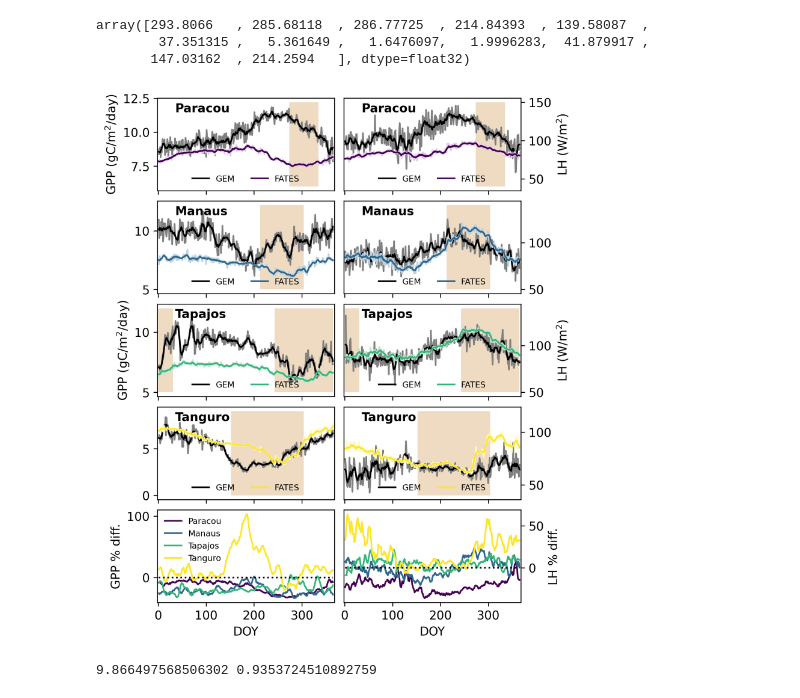
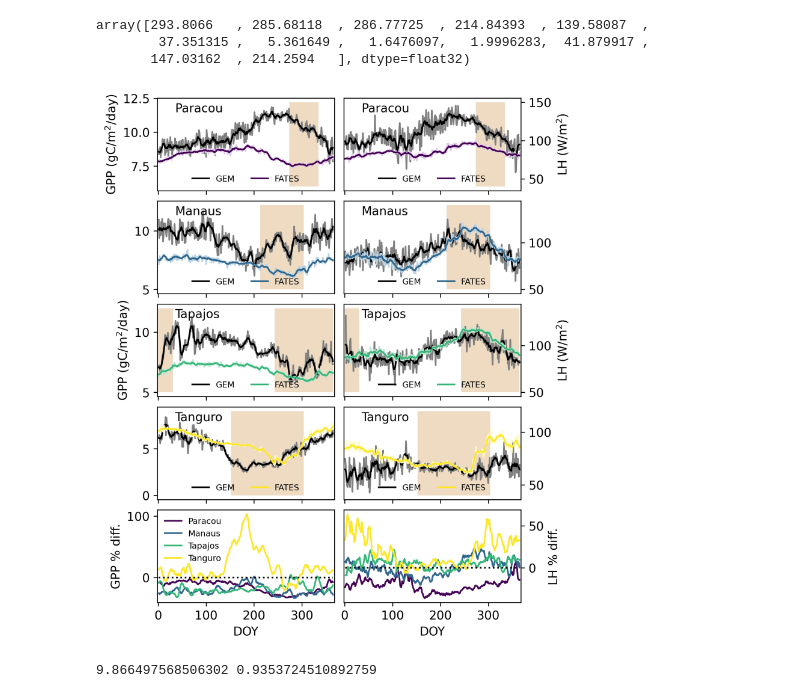
Before and after one commit to jennykowalcz/python-notebooks-FATES-benchmarking, a Jupyter notebook: compare_flux_tower_GPP_LH_resid.ipynb, the cells around one changed output. Cells and saved outputs as stored; diff of their text form; code cells hidden in the pictures.

```diff
--- a/compare_flux_tower_GPP_LH_resid.ipynb
+++ b/compare_flux_tower_GPP_LH_resid.ipynb
@@ -565,7 +562,7 @@ axes[0,0].plot(par_jd, uniform_filter1d(cf2*par_avg_GPP_R, size=7), color="black
 axes[0,0].plot(fates_days, cf*fates_par_avg_GPP, color=shading_colors[0])
 axes[0,0].plot(fates_days, uniform_filter1d(cf*fates_par_avg_GPP, size=7), color=site_colors[0], label="FATES")
 axes[0,0].set_ylabel('GPP (gC/m$^2$/day)')
-axes[0,0].text(0.1, 0.95, 'Paracou', transform=axes[0,0].transAxes, fontweight='bold', va='top', ha='left')
+axes[0,0].text(0.1, 0.95, 'Paracou', transform=axes[0,0].transAxes, va='top', ha='left')
 axes[0,0].set_xlim(-2,368)
 axes[0,0].legend(loc='lower center',ncols=2,fontsize='x-small',frameon=False)
 
@@ -576,7 +573,7 @@ axes[0,1].plot(par_jd, uniform_filter1d(par_avg_LH, size=7), color="black", labe
 axes[0,1].plot(fates_days, fates_par_avg_LH, color=shading_colors[0])
 axes[0,1].plot(fates_days, uniform_filter1d(fates_par_avg_LH, size=7), color=site_colors[0], label="FATES")
 axes[0,1].set_ylabel('LH (W/m$^2$)')
-axes[0,1].text(0.1, 0.95, 'Paracou', transform=axes[0,1].transAxes, fontweight='bold', va='top', ha='left')
+axes[0,1].text(0.1, 0.95, 'Paracou', transform=axes[0,1].transAxes, va='top', ha='left')
 axes[0,1].set_xlim(-2,368)
 axes[0,1].yaxis.tick_right()                 # <-- Moves ticks right
 axes[0,1].yaxis.set_label_position("right")  # <-- Moves label text right
@@ -590,7 +587,7 @@ axes[1,0].plot(k34_jd, uniform_filter1d(k34_avg_GPP, size=7), color="black", lab
 axes[1,0].plot(fates_days, cf*fates_k34_avg_GPP, color=shading_colors[1])
 axes[1,0].plot(fates_days, uniform_filter1d(cf*fates_k34_avg_GPP, size=7), color=site_colors[1], label="FATES")
 #axes[1,0].set_ylabel('GPP (gC/m$^2$/day)')
-axes[1,0].text(0.1, 0.95, 'Manaus', transform=axes[1,0].transAxes, fontweight='bold', va='top', ha='left')
+axes[1,0].text(0.1, 0.95, 'Manaus', transform=axes[1,0].transAxes, va='top', ha='left')
 axes[1,0].legend(loc='lower center',ncols=2,fontsize='x-small',frameon=False)
 
 ## col 2: LH
@@ -600,7 +597,7 @@ axes[1,1].plot(k34_jd, uniform_filter1d(k34_avg_LH, size=7), color="black", labe
 axes[1,1].plot(fates_days, fates_k34_avg_LH, color=shading_colors[1])
 axes[1,1].plot(fates_days, uniform_filter1d(fates_k34_avg_LH, size=7), color=site_colors[1], label="FATES")
 #axes[1,1].set_ylabel('LH (W/m$^2$)')
-axes[1,1].text(0.1, 0.95, 'Manaus', transform=axes[1,1].transAxes, fontweight='bold', va='top', ha='left')
+axes[1,1].text(0.1, 0.95, 'Manaus', transform=axes[1,1].transAxes, va='top', ha='left')
 axes[1,1].yaxis.tick_right()                 # <-- Moves ticks right
 axes[1,1].yaxis.set_label_position("right")  # <-- Moves label text right
 axes[1,1].legend(loc='lower center',ncols=2,fontsize='x-small',frameon=False)
@@ -614,7 +611,7 @@ axes[2,0].plot(tap_jd, uniform_filter1d(cf2*tap_avg_GPP, size=7), color="black",
 axes[2,0].plot(fates_days, cf*fates_tap_avg_GPP, color=shading_colors[2])
 axes[2,0].plot(fates_days, uniform_filter1d(cf*fates_tap_avg_GPP, size=7), color=site_colors[2], label="FATES")
 axes[2,0].set_ylabel('GPP (gC/m$^2$/day)')
-axes[2,0].text(0.1, 0.95, 'Tapajos', transform=axes[2,0].transAxes, fontweight='bold', va='top', ha='left')
+axes[2,0].text(0.1, 0.95, 'Tapajos', transform=axes[2,0].transAxes, va='top', ha='left')
 axes[2,0].legend(loc='lower center',ncols=2,fontsize='x-small',frameon=False)
 
 ## col 2: LH
@@ -625,7 +622,7 @@ axes[2,1].plot(tap_jd[1:], uniform_filter1d(tap_avg_LH[1:], size=7), color="blac
 axes[2,1].plot(fates_days, fates_tap_avg_LH, color=shading_colors[2])
 axes[2,1].plot(fates_days, uniform_filter1d(fates_tap_avg_LH, size=7), color=site_colors[2], label="FATES")
 axes[2,1].set_ylabel('LH (W/m$^2$)')
-axes[2,1].text(0.1, 0.95, 'Tapajos', transform=axes[2,1].transAxes, fontweight='bold', va='top', ha='left')
+axes[2,1].text(0.1, 0.95, 'Tapajos', transform=axes[2,1].transAxes, va='top', ha='left')
 axes[2,1].yaxis.tick_right()                 # <-- Moves ticks right
 axes[2,1].yaxis.set_label_position("right")  # <-- Moves label text right
 axes[2,1].legend(loc='lower center',ncols=2,fontsize='x-small',frameon=False)
@@ -638,7 +635,7 @@ axes[3,0].plot(tan_jd, uniform_filter1d(tan_avg_GPP, size=7), color="black", lab
 axes[3,0].plot(fates_days, cf*fates_tan_avg_GPP, color=shading_colors[3])
 axes[3,0].plot(fates_days, uniform_filter1d(cf*fates_tan_avg_GPP, size=7), color=site_colors[3], label="FATES")
 #axes[3,0].set_ylabel('GPP (gC/m$^2$/day)')
-axes[3,0].text(0.1, 0.95, 'Tanguro', transform=axes[3,0].transAxes, fontweight='bold', va='top', ha='left')
+axes[3,0].text(0.1, 0.95, 'Tanguro', transform=axes[3,0].transAxes, va='top', ha='left')
 axes[3,0].legend(loc='lower center',ncols=2,fontsize='x-small',frameon=False)
 ## col 2: LH
 axes[3,1].add_patch(gswp_tan_dry_lh)
@@ -647,38 +644,38 @@ axes[3,1].plot(tan_jd, uniform_filter1d(tan_avg_LH, size=7), color="black", labe
 axes[3,1].plot(fates_days, fates_tan_avg_LH, color=shading_colors[3])
 axes[3,1].plot(fates_days, uniform_filter1d(fates_tan_avg_LH, size=7), color=site_colors[3], label="FATES")
 #axes[3,1].set_ylabel('LH (W/m$^2$)')
-axes[3,1].text(0.1, 0.95, 'Tanguro', transform=axes[3,1].transAxes, fontweight='bold', va='top', ha='left')
+axes[3,1].text(0.1, 0.95, 'Tanguro', transform=axes[3,1].transAxes, va='top', ha='left')
 axes[3,1].yaxis.tick_right()                 # <-- Moves ticks right
 axes[3,1].yaxis.set_label_position("right")  # <-- Moves label text right
 axes[3,1].legend(loc='lower center',ncols=2,fontsize='x-small',frameon=False)
 
 ## row 5: residuals
 ## col 1: GPP
 axes[4,0].plot(par_jd, uniform_filter1d(100.*(cf*fates_par_avg_GPP-cf2*par_avg_GPP_R)/(cf2*par_avg_GPP_R),size=7), color=site_colors[0],label='Paracou')
 axes[4,0].plot(k34_jd, uniform_filter1d(100.*(cf*fates_k34_avg_GPP-k34_avg_GPP)/(k34_avg_GPP),size=7), color=site_colors[1],label='Manaus')
 axes[4,0].plot(tap_jd, uniform_filter1d(100.*(cf*fates_tap_avg_GPP-cf2*tap_avg_GPP)/(cf2*tap_avg_GPP),size=7), color=site_colors[2],label='Tapajos')
 axes[4,0].plot(tan_jd, uniform_filter1d(100.*(cf*fates_tan_avg_GPP-tan_avg_GPP)/(tan_avg_GPP),size=7), color=site_colors[3],label='Tanguro')
 axes[4,0].set_ylabel('GPP % diff.')
 axes[4,0].plot(par_jd, 0.*par_jd, color="black",linestyle="dotted")
 axes[4,0].set_xlabel('DOY')
 axes[4,0].legend(loc='upper left',fontsize='x-small',frameon=False)
 
 ## col 2: LH
 axes[4,1].plot(par_jd, uniform_filter1d(100.*(fates_par_avg_LH-par_avg_LH)/par_avg_LH,size=7), color=site_colors[0])
 axes[4,1].plot(k34_jd, uniform_filter1d(100.*(fates_k34_avg_LH-k34_avg_LH)/k34_avg_LH,size=7), color=site_colors[1])
 axes[4,1].plot(tap_jd[1:], uniform_filter1d(100.*(fates_tap_avg_LH[1:]-tap_avg_LH[1:])/tap_avg_LH[1:],size=7), color=site_colors[2])
 axes[4,1].plot(tan_jd, uniform_filter1d(100.*(fates_tan_avg_LH-tan_avg_LH)/tan_avg_LH,size=7), color=site_colors[3])
 axes[4,1].set_ylabel('LH % diff.')
 axes[4,1].plot(k34_jd, 0.*k34_jd, color="black",linestyle="dotted")
 axes[4,1].set_xlabel('DOY')
 axes[4,1].yaxis.tick_right()                 # <-- Moves ticks right
 axes[4,1].yaxis.set_label_position("right")  # <-- Moves label text right
 
 
 plt.tight_layout()
 plt.show()
 # %% [output]
-[figure, old version]
+[figure, new version]
 # %%
 # Get annual mean and std of observed and modeled GPP at each site
 # %%
```
Also changed, not shown: parts of 1 cell of this notebook.
